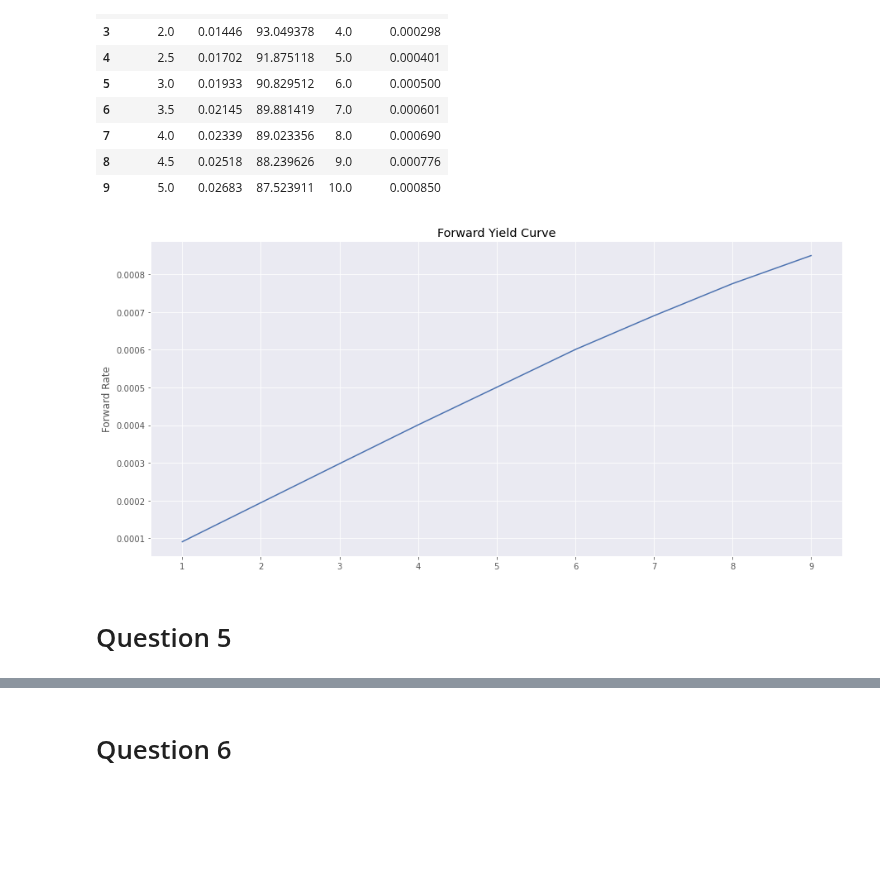
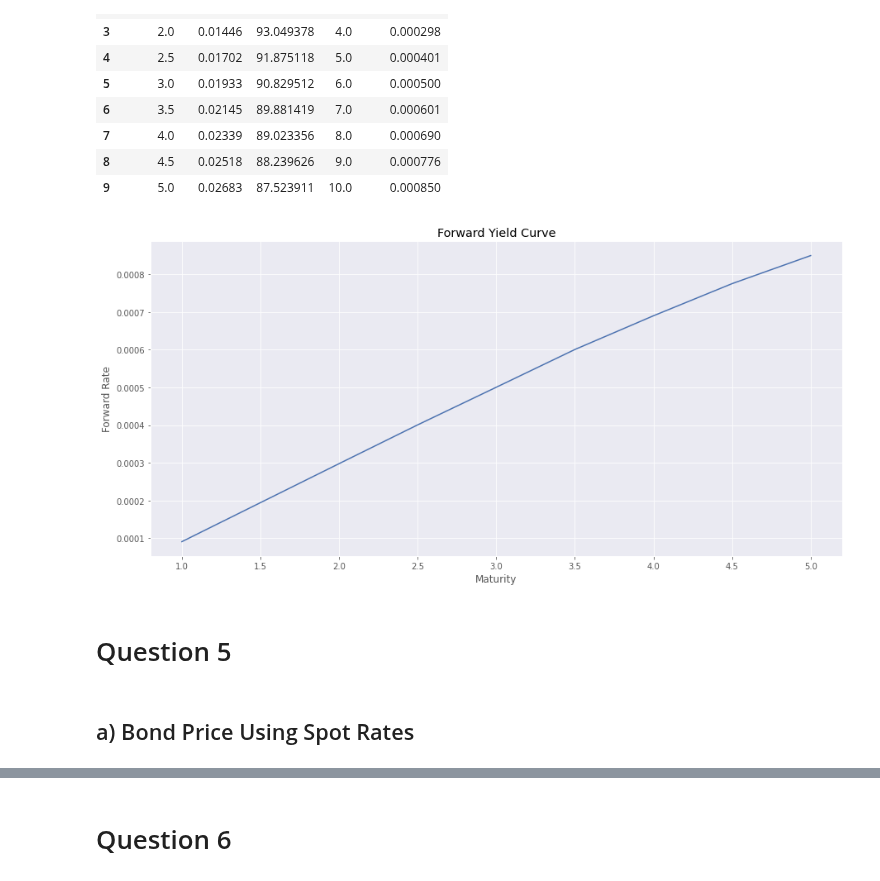
Before and after one commit to daniel-deutsch/FTD, a Jupyter notebook: Risk Management/Project 2/main.ipynb, the cells around one changed output, grey strips where cells are left out. Cells and saved outputs as stored; diff of their text form; code cells hidden in the pictures; blank space fills up the shorter version.

```diff
--- a/Risk Management/Project 2/main.ipynb
+++ b/Risk Management/Project 2/main.ipynb
@@ -34,17 +34,17 @@ M = 100   # Par value (100$ According to the European Central Bank Website)
 
 # Obtains the spot yields from the European Central Bank Website
 df = pd.DataFrame([
-    (0.5, 0.00490),
-    (1, 0.00833),
-    (1.5, 0.01159),
-    (2, 0.01446),
-    (2.5, 0.01702),
-    (3, 0.01933),
-    (3.5, 0.02145),
-    (4, 0.02339),
-    (4.5, 0.02518),
-    (5, 0.02683),
-], columns=['maturity', 'spot_rate'])
+    { 'maturity': 0.5, 'spot_rate': 0.00490 },
+    { 'maturity': 1, 'spot_rate': 0.00833 },
+    { 'maturity': 1.5, 'spot_rate': 0.01159 },
+    { 'maturity': 2, 'spot_rate': 0.01446 },
+    { 'maturity': 2.5, 'spot_rate': 0.01702 },
+    { 'maturity': 3, 'spot_rate': 0.01933 },
+    { 'maturity': 3.5, 'spot_rate': 0.02145 },
+    { 'maturity': 4, 'spot_rate': 0.02339 },
+    { 'maturity': 4.5, 'spot_rate': 0.02518 },
+    { 'maturity': 5, 'spot_rate': 0.02683 },
+])
 
 df
 # %% [output]
@@ -120,12 +122,14 @@ df
 | 9 | 5.0 | 0.02683 | 87.523911 | 10.0 | 0.000850 |
 # %%
 # Plots the forward yield curve
-df['forward_rate'].plot()
+plt.plot(df['maturity'], df['forward_rate'])
 plt.title("Forward Yield Curve")
 plt.ylabel("Forward Rate")
-plt.xlabel("")
+plt.xlabel("Maturity")
 plt.show()
 # %% [output]
-[figure, old version]
+[figure, new version]
 # %% [markdown]
 # Question 5
+# %% [markdown]
+## a) Bond Price Using Spot Rates
```
Also changed, not shown: parts of 13 cells of this notebook, 1 other file.
